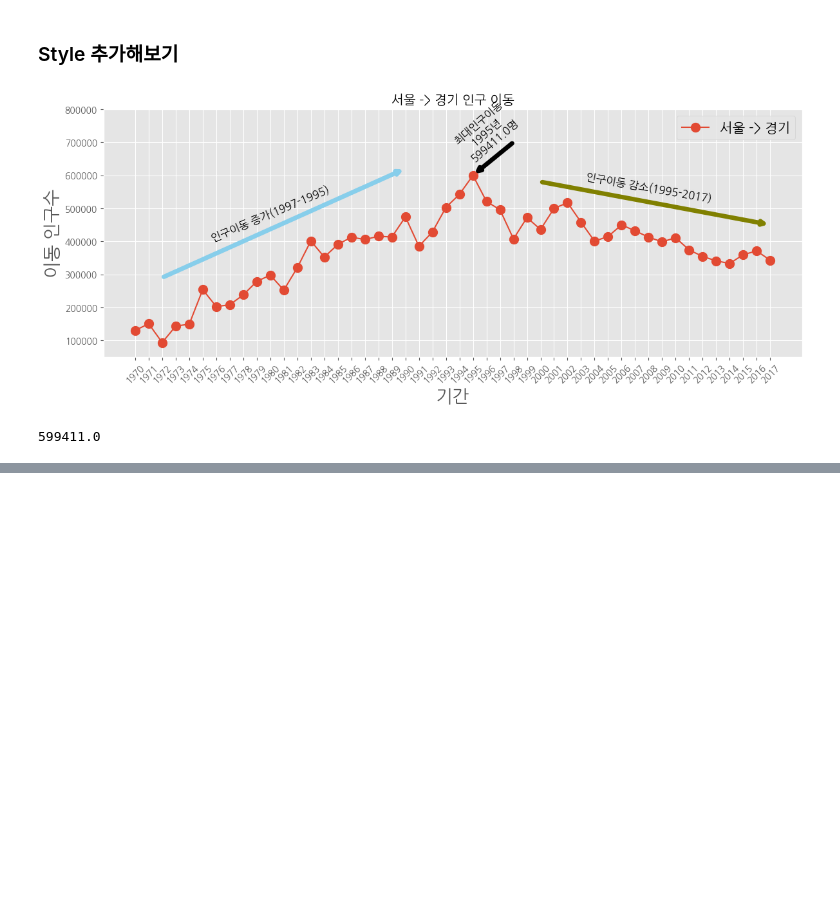
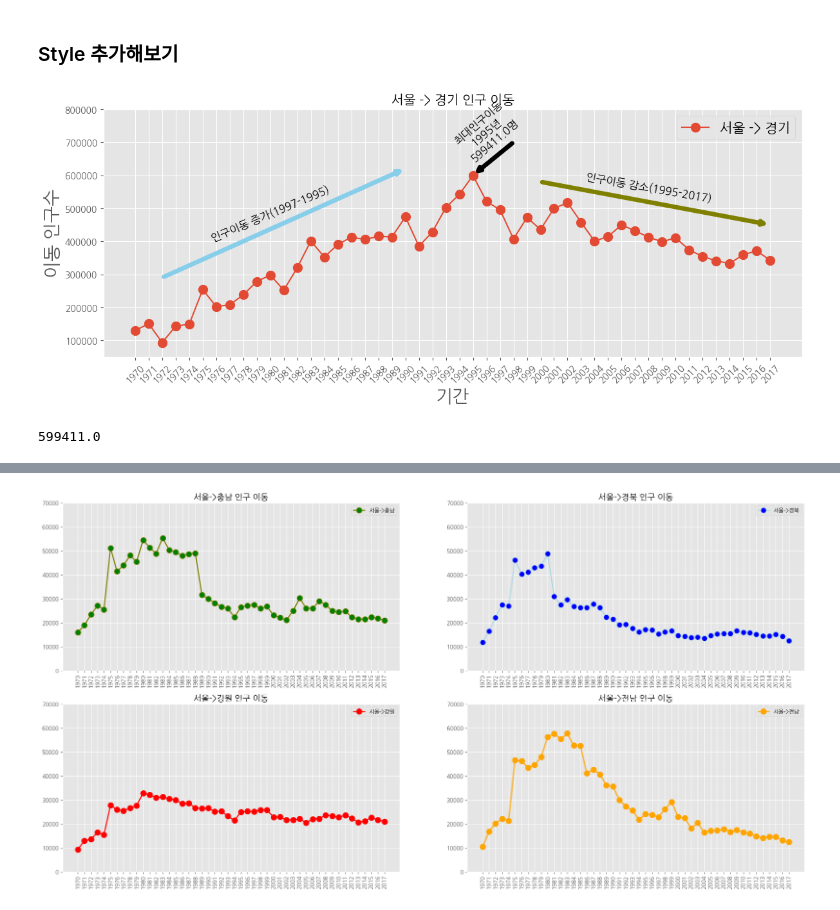
Before and after one commit to smitepaladin/workspace, a Jupyter notebook: DataAnalysis/Note/08.시각화도구.ipynb, the cells around one changed output, grey strips where cells are left out. Saved outputs shown, nothing was run; the diff lists cells and outputs as text; code cells hidden in the pictures; blank space fills up the shorter version.

```diff
--- a/DataAnalysis/Note/08.시각화도구.ipynb
+++ b/DataAnalysis/Note/08.시각화도구.ipynb
@@ -688,0 +870,79 @@ sr_one.values.max()
+# %%
+plt.style.use('ggplot')
+
+# 그래프 객체 생성
+fig = plt.figure(figsize=(24,12))
+ax1 = fig.add_subplot(2,2,1) # 도화지 위에 다시 도화지, 전체 2행 1열의 첫번째
+ax2 = fig.add_subplot(2,2,2) # 도화지 위에 다시 도화지, 전체 2행 1열의 두번째
+ax3 = fig.add_subplot(2,2,3)
+ax4 = fig.add_subplot(2,2,4)
+
+
+
+
+ax1.plot(
+  df_4.loc['충청남도',:],
+    marker='o',
+    markerfacecolor='green',
+    markersize=10,
+    color='olive',
+    linewidth=2,
+    label='서울->충남'
+)
+
+ax2.plot(
+    df_4.loc['경상북도',:],
+    marker='o',
+    markerfacecolor='blue',
+    markersize=10,
+    color='lightblue',
+    linewidth=2,
+    label='서울->경북'
+)
+
+
+ax3.plot(
+    df_4.loc['강원도',:],
+    marker='o',
+    markerfacecolor='red',
+    markersize=10,
+    color='red',
+    linewidth=2,
+    label='서울->강원'
+)
+
+
+ax4.plot(
+    df_4.loc['전라남도',:],
+    marker='o',
+    markerfacecolor='orange',
+    markersize=10,
+    color='orange',
+    linewidth=2,
+    label='서울->전남'
+)
+
+
+ax1.set_title('서울->충남 인구 이동', size=15)
+ax2.set_title('서울->경북 인구 이동', size=15)
+ax3.set_title('서울->강원 인구 이동', size=15)
+ax4.set_title('서울->전남 인구 이동', size=15)
+
+ax1.legend(loc='best')
+ax2.legend(loc='best')
+ax3.legend(loc='best')
+ax4.legend(loc='best')
+
+ax1.set_ylim(00000,70000)
+ax2.set_ylim(00000,70000)
+ax3.set_ylim(00000,70000)
+ax4.set_ylim(00000,70000)
+
+ax1.set_xticklabels(df_4.columns, rotation=90), # 라벨을 바꾸는게 아니라 새로 구성
+ax2.set_xticklabels(df_4.columns, rotation=90), # 라벨을 바꾸는게 아니라 새로 구성
+ax3.set_xticklabels(df_4.columns, rotation=90), # 라벨을 바꾸는게 아니라 새로 구성
+ax4.set_xticklabels(df_4.columns, rotation=90), # 라벨을 바꾸는게 아니라 새로 구성
+
+plt.show() # 스타일 적용
+# %% [output]
+[figure, added]
```
Also changed, not shown: parts of 39 cells of this notebook, 56 other files.
